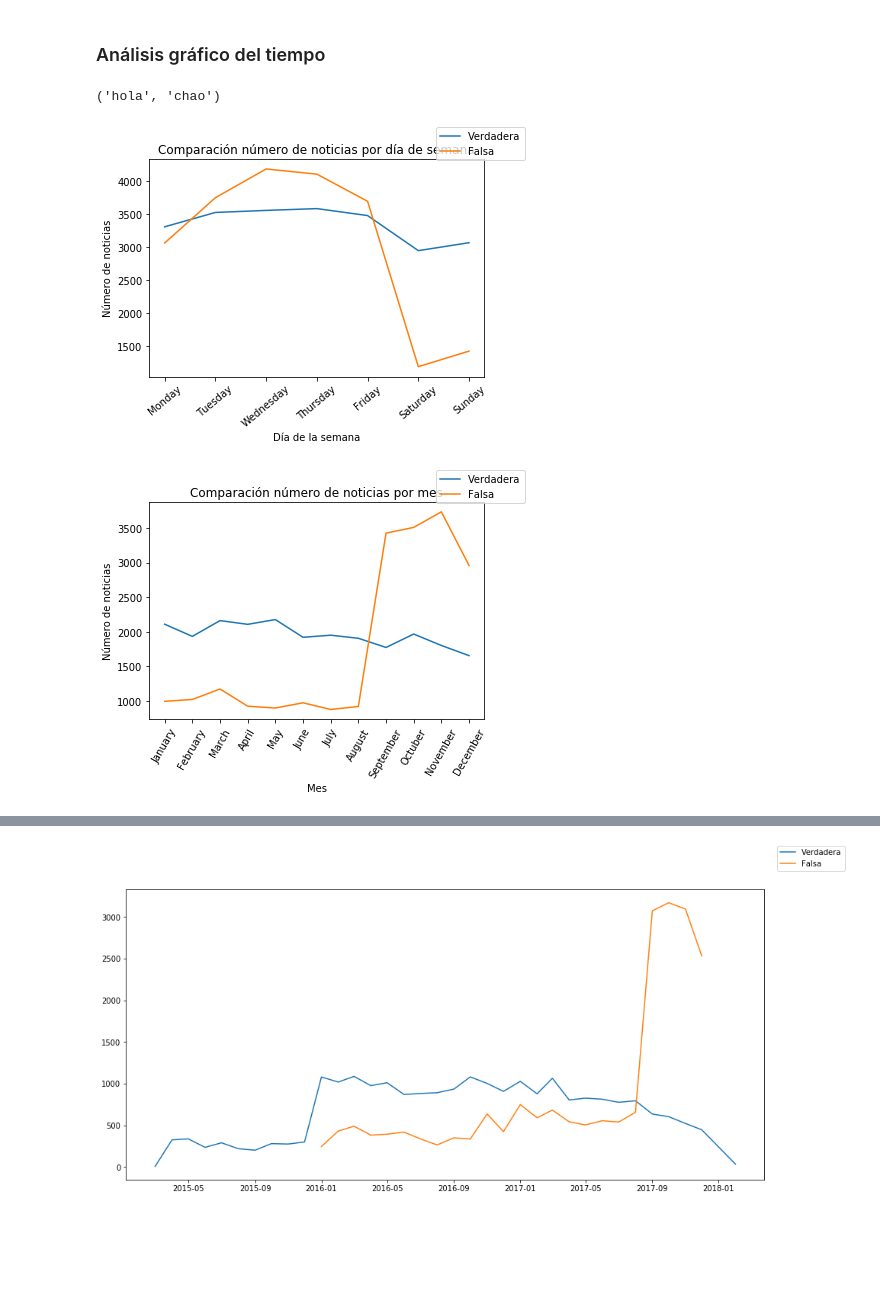
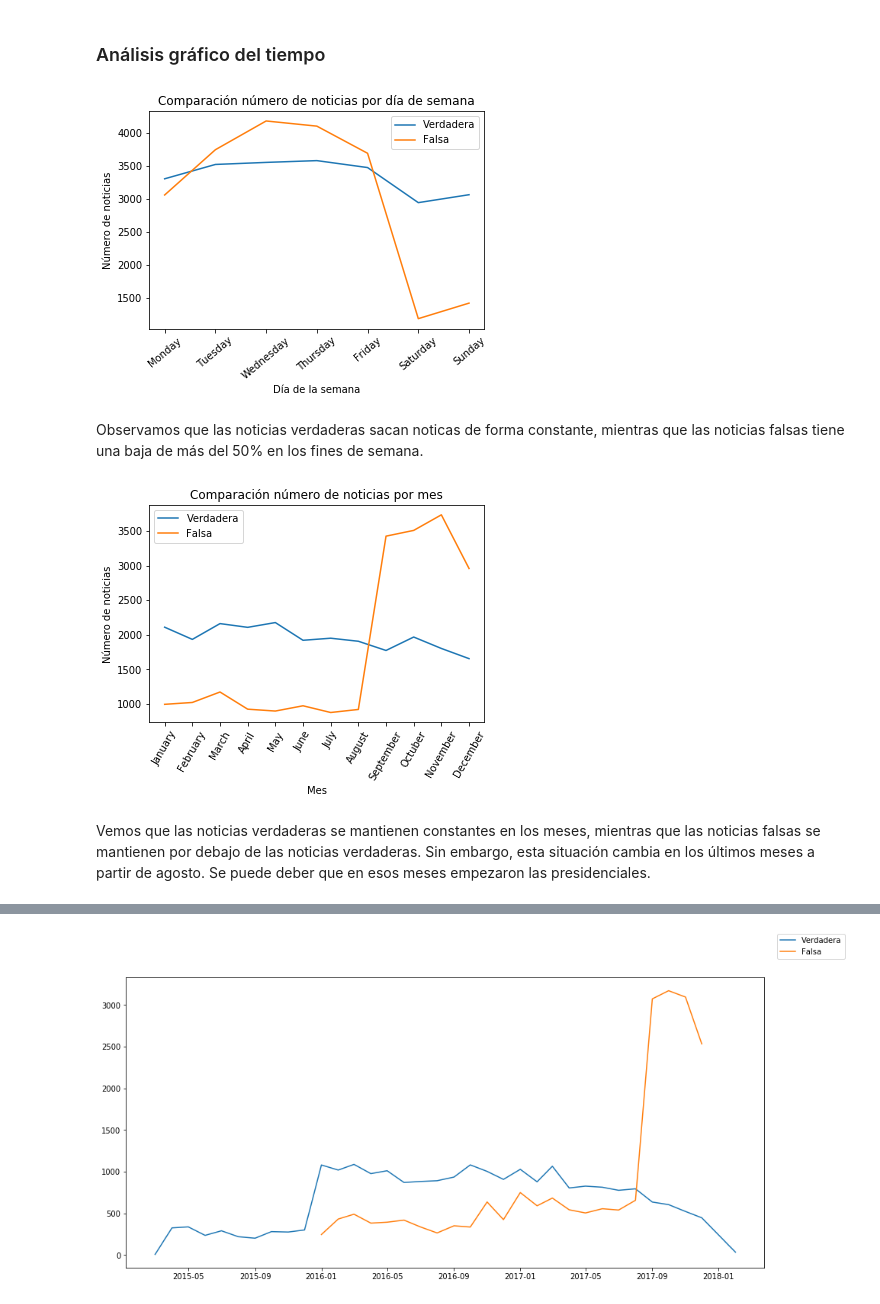
Before and after one commit to framunoz/Detector-Noticias-Falsas, a Jupyter notebook: codigo/01-Carga_de_datos.ipynb, the cells around one changed output, grey strips where cells are left out. Cells and saved outputs as stored; diff of their text form; code cells hidden in the pictures; blank space fills up the shorter version.

Commit message:
Mejorado el diseño, agregados algunos comentarios, comenzado el gráfico con el año

```diff
--- a/codigo/01-Carga_de_datos.ipynb
+++ b/codigo/01-Carga_de_datos.ipynb
@@ -199,5 +171,3 @@ dtype: int64
-# %%
-df_fake.dropna(inplace=True)
 # %% [markdown]
 ### Variables únicas
 # %% [markdown]
@@ -229,24 +301,21 @@ Podemos decir entonces que una noticia de `'worldnews'` es una noticia estadouni
 ### Análisis gráfico del tiempo
 # %%
 def rotular(ax, title, xlabel, ylabel):
+    """Rotula un gráfico
+    """
     ax.set_title(title)
     ax.set_xlabel(xlabel)
     ax.set_ylabel(ylabel)
-# %%
-def f(*args):
-    print(args)
-
-f("hola", "chao")
-# %% [output]
-('hola', 'chao')
 # %%
 def my_plot(ts_t, ts_f,
             title=None, xlabel=None, ylabel=None,
             rotation=40):
+    """Plotea las cosas bajo el contexto que necesitamos.
+    """
     fig, ax = plt.subplots()  # Create a figure containing a single axes.
     ax.plot(ts_f)  # Plot some data on the axes.
     ax.plot(ts_t)
-    fig.legend(['Verdadera', 'Falsa'])
+    ax.legend(['Verdadera', 'Falsa'], loc="best")
 
     plt.xticks(rotation=rotation)
 
@@ -259,23 +328,27 @@ def my_plot(ts_t, ts_f,
 # %%
 L_dow = ["Monday", "Tuesday", "Wednesday",
          "Thursday", "Friday", "Saturday", "Sunday", ]
 
 
 def count_dow(ser):
+    """Cuenta los días de la semana y los rotúla.
+    """
     s = ser.dt.day_name().value_counts()
     s = pd.Series({L_dow[i]: s[L_dow[i]] for i in range(7)})
     return s
 
 
 ts_t = count_dow(df_true["date"])
 ts_f = count_dow(df_fake["date"])
 
 my_plot(ts_t, ts_f,
         title="Comparación número de noticias por día de semana",
         xlabel="Día de la semana",
         ylabel="Número de noticias",)
 # %% [output]
-[figure, old version]
+[figure, new version]
+# %% [markdown]
+Observamos que las noticias verdaderas sacan noticas de forma constante, mientras que las noticias falsas tiene una baja de más del 50% en los fines de semana.
 # %%
 m = {
     1: "January", 2: "February", 3: "March", 4: "April",
@@ -290,6 +363,8 @@ def number2month(n):
     return m.get(n, None)
 
 def count_month(ser):
+    """Cuenta los meses y los rotúla.
+    """
     s = ser.dt.month.map(number2month).value_counts()
     s = pd.Series({m[i]:s[m[i]] for i in range(1, 13)})
     return s
@@ -302,6 +377,8 @@ my_plot(ts_t, ts_f, rotation=60,
         xlabel="Mes",
         ylabel="Número de noticias",)
 # %% [output]
-[figure, old version]
+[figure, new version]
+# %% [markdown]
+Vemos que las noticias verdaderas se mantienen constantes en los meses, mientras que las noticias falsas se mantienen por debajo de las noticias verdaderas. Sin embargo, esta situación cambia en los últimos meses a partir de agosto. Se puede deber que en esos meses empezaron las presidenciales.
 # %%
 
```
Also changed, not shown: parts of 30 cells of this notebook.
